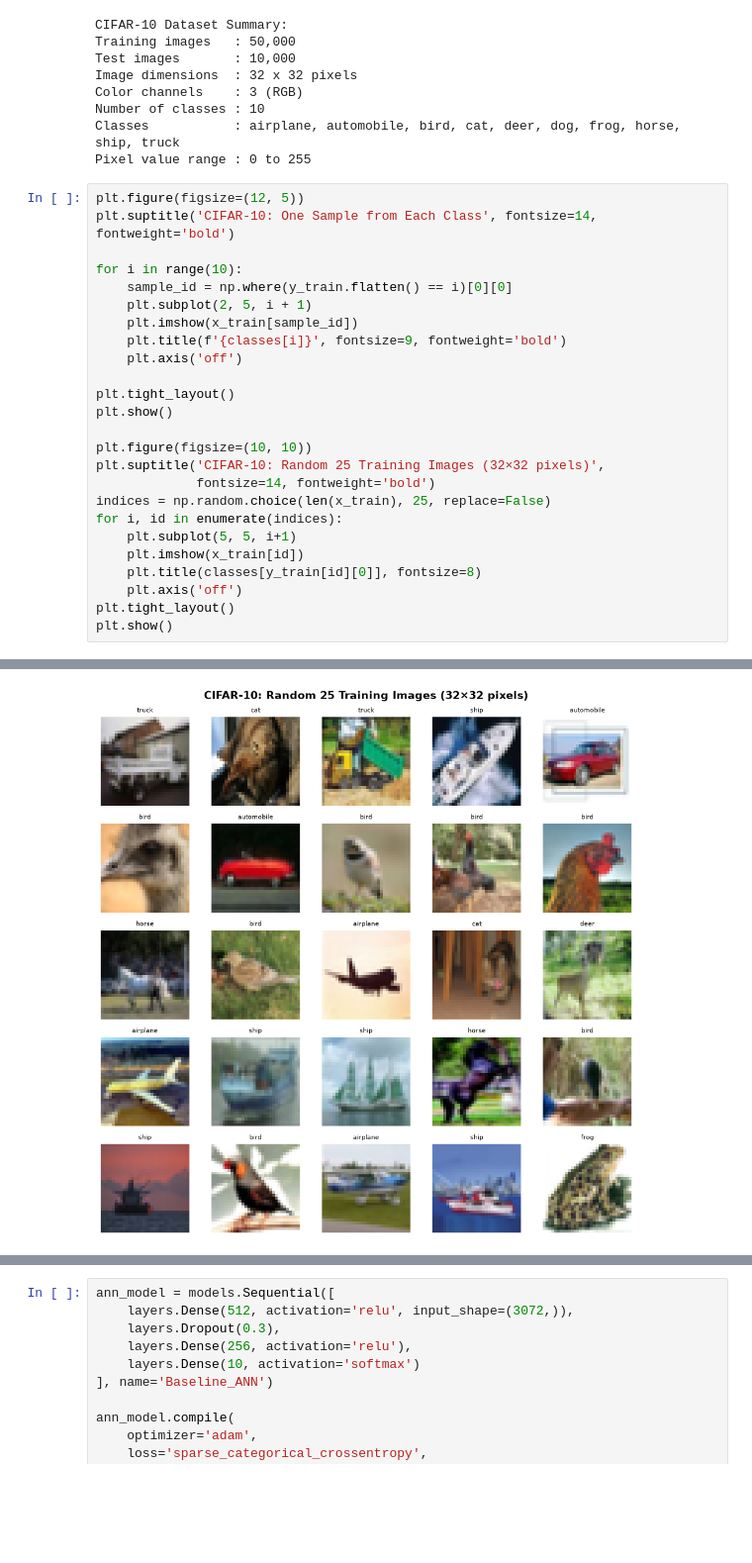
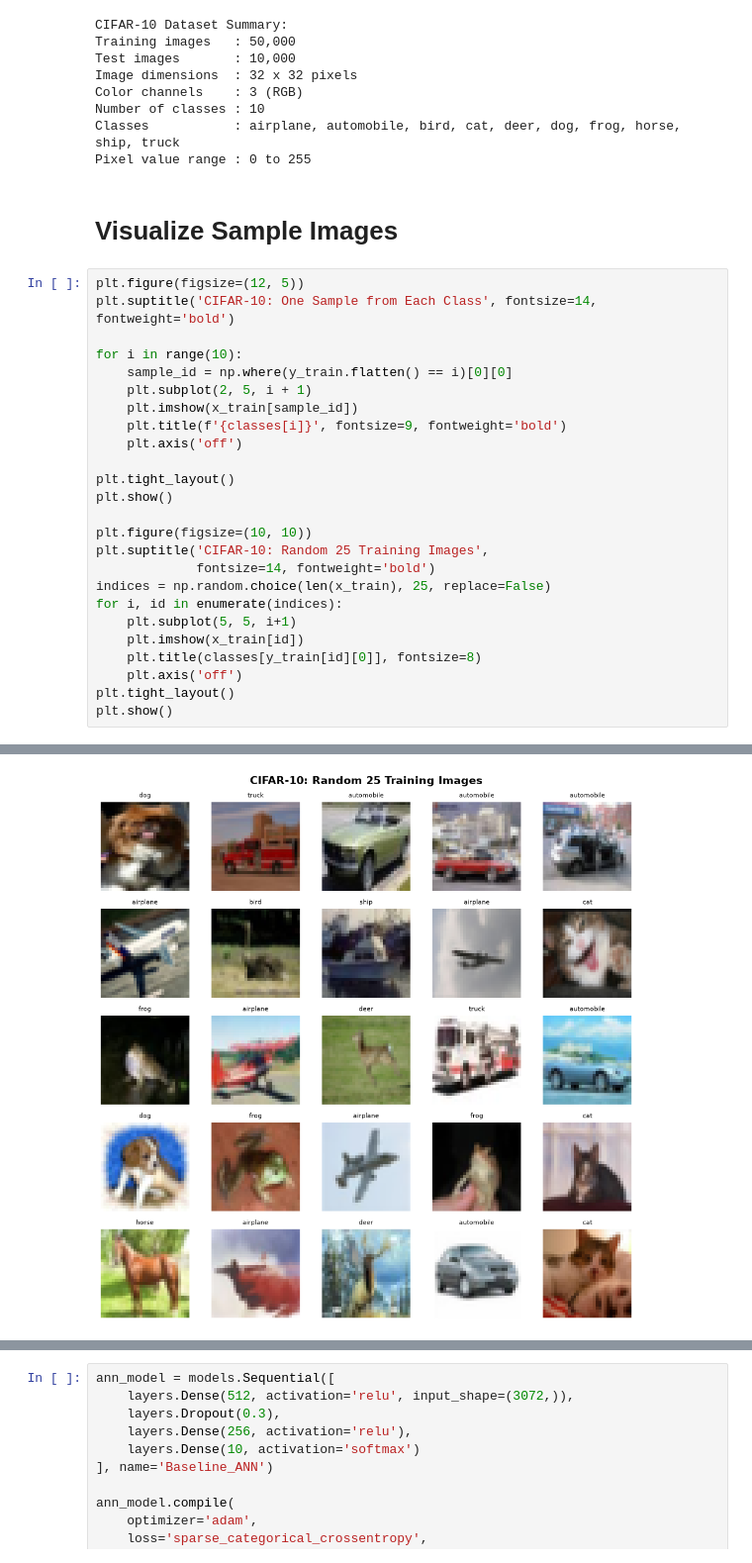
Before and after one commit to divyansharrma10/CEI_Assignments_Divyansh_Sharma_PIET, a Jupyter notebook: week4_Divyansh_Sharma_PIET.ipynb, the cells around one changed output, grey strips where cells are left out. Shown at 99% size. Saved outputs shown, nothing was run; the diff lists cells and outputs as text; blank space fills up the shorter version.

```diff
--- a/week4_Divyansh_Sharma_PIET.ipynb
+++ b/week4_Divyansh_Sharma_PIET.ipynb
@@ -39,31 +69,33 @@ Color channels    : 3 (RGB)
 Number of classes : 10
 Classes           : airplane, automobile, bird, cat, deer, dog, frog, horse, ship, truck
 Pixel value range : 0 to 255
+# %% [markdown]
+# Visualize Sample Images
 # %%
 plt.figure(figsize=(12, 5))
 plt.suptitle('CIFAR-10: One Sample from Each Class', fontsize=14, fontweight='bold')
 
 for i in range(10):
     sample_id = np.where(y_train.flatten() == i)[0][0]
     plt.subplot(2, 5, i + 1)
     plt.imshow(x_train[sample_id])
     plt.title(f'{classes[i]}', fontsize=9, fontweight='bold')
     plt.axis('off')
 
 plt.tight_layout()
 plt.show()
 
 plt.figure(figsize=(10, 10))
-plt.suptitle('CIFAR-10: Random 25 Training Images (32×32 pixels)',
+plt.suptitle('CIFAR-10: Random 25 Training Images',
              fontsize=14, fontweight='bold')
 indices = np.random.choice(len(x_train), 25, replace=False)
 for i, id in enumerate(indices):
     plt.subplot(5, 5, i+1)
     plt.imshow(x_train[id])
     plt.title(classes[y_train[id][0]], fontsize=8)
     plt.axis('off')
 plt.tight_layout()
 plt.show()
 # %% [output]
 [figure]
-[figure, old version]
+[figure, new version]
```
Also changed, not shown: parts of 52 cells of this notebook.
